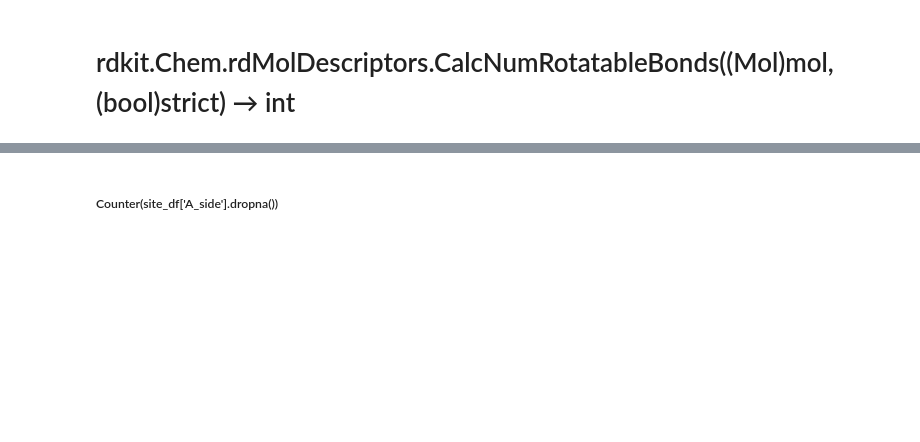
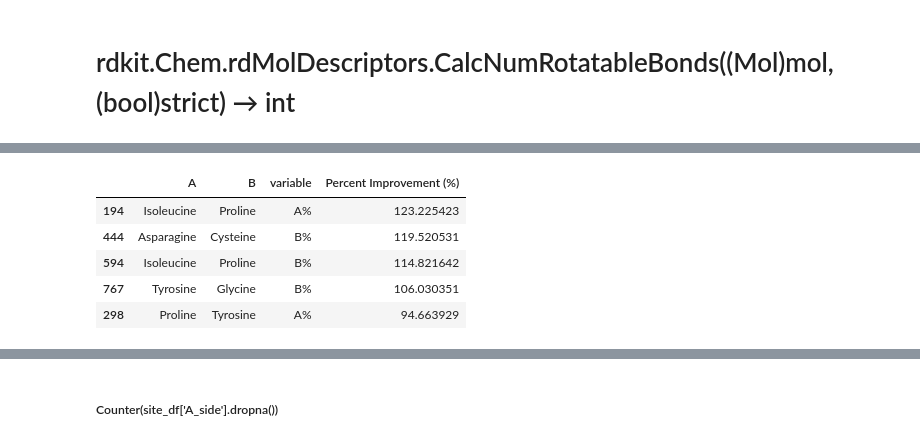
Before and after one commit to ChemRacer/dipeptide_co2, a Jupyter notebook: insights.ipynb, the cells around one changed output, grey strips where cells are left out. Saved outputs shown, nothing was run; the diff lists cells and outputs as text; code cells hidden in the pictures; blank space fills up the shorter version.

```diff
--- a/insights.ipynb
+++ b/insights.ipynb
@@ -364,3 +806,12 @@ dfpercent_bars
+# %%
+dfpercent_bars.loc[dfpercent_bars['Percent Improvement (%)'].nlargest(5).index]
+# %% [output]
+|  | A | B | variable | Percent Improvement (%) |
+| 194 | Isoleucine | Proline | A% | 123.225423 |
+| 444 | Asparagine | Cysteine | B% | 119.520531 |
+| 594 | Isoleucine | Proline | B% | 114.821642 |
+| 767 | Tyrosine | Glycine | B% | 106.030351 |
+| 298 | Proline | Tyrosine | A% | 94.663929 |
 # %%
 g=sns.catplot(data=dfpercent_bars,col='A',x='B',y='Percent Improvement (%)',hue='variable',col_wrap=4,kind='bar',palette=sns.color_palette('Paired',2))
 for ax in g.axes[-4:]:
```
Also changed, not shown: parts of 76 cells of this notebook, 3 other files.
